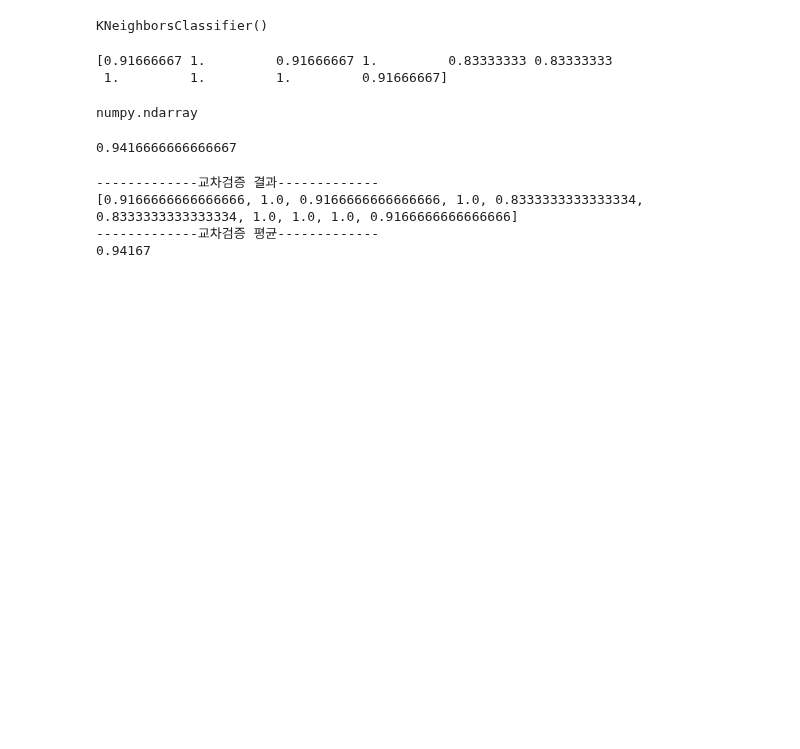
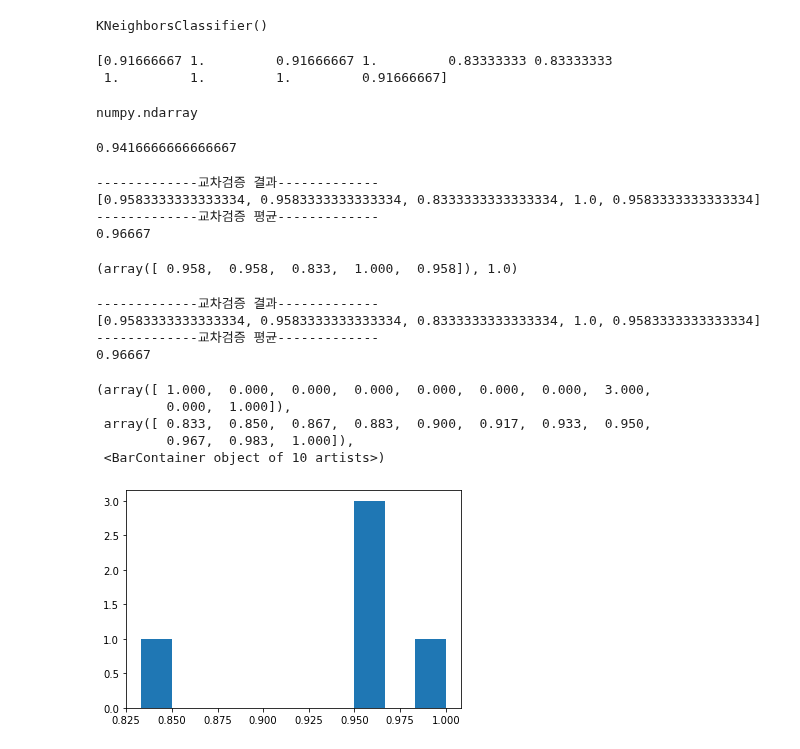
Before and after one commit to jinhuioh/Hi_ai, a Jupyter notebook: data11-day64/iris_scaling_gridsearch-confusionmatrix.ipynb, the cells around one changed output. Saved outputs shown, nothing was run; the diff lists cells and outputs as text; code cells hidden in the pictures; blank space fills up the shorter version.

```diff
--- a/data11-day64/iris_scaling_gridsearch-confusionmatrix.ipynb
+++ b/data11-day64/iris_scaling_gridsearch-confusionmatrix.ipynb
@@ -427,14 +427,30 @@ np.mean(scores)
 def print_metrics(model, x, y, k):
     scores2 = cross_val_score(model, x, y, cv=k) #cv = fold값
     #np.set_printoptions(formatter={'float': '{: 0.3f}'.format})
-    print("-------------교차검증 결과-------------\n{}".format(list(scores)))#값들이 콤마없이 나와서 n{:.5f}이렇게 지정해줄 수 없다.
+    print("-------------교차검증 결과-------------\n{}".format(list(scores2)))#값들이 콤마없이 나와서 n{:.5f}이렇게 지정해줄 수 없다.
     acc_mean = np.mean(scores)
     print("-------------교차검증 평균-------------\n{:.5f}".format(acc_mean))
+    return scores2, acc
 # %%
 print_metrics(knn,X_train,y_train,5)
 # %% [output]
 -------------교차검증 결과-------------
-[0.9166666666666666, 1.0, 0.9166666666666666, 1.0, 0.8333333333333334, 0.8333333333333334, 1.0, 1.0, 1.0, 0.9166666666666666]
+[0.9583333333333334, 0.9583333333333334, 0.8333333333333334, 1.0, 0.9583333333333334]
 -------------교차검증 평균-------------
-0.94167
+0.96667
+(array([ 0.958,  0.958,  0.833,  1.000,  0.958]), 1.0)
+# %%
+sc2, am2 = print_metrics(knn,X_train,y_train,5)
+plt.hist(sc2)
+# %% [output]
+-------------교차검증 결과-------------
+[0.9583333333333334, 0.9583333333333334, 0.8333333333333334, 1.0, 0.9583333333333334]
+-------------교차검증 평균-------------
+0.96667
+(array([ 1.000,  0.000,  0.000,  0.000,  0.000,  0.000,  0.000,  3.000,
+         0.000,  1.000]),
+ array([ 0.833,  0.850,  0.867,  0.883,  0.900,  0.917,  0.933,  0.950,
+         0.967,  0.983,  1.000]),
+ <BarContainer object of 10 artists>)
+[figure, added]
 # %%
```
Also changed, not shown: parts of 7 cells of this notebook.
